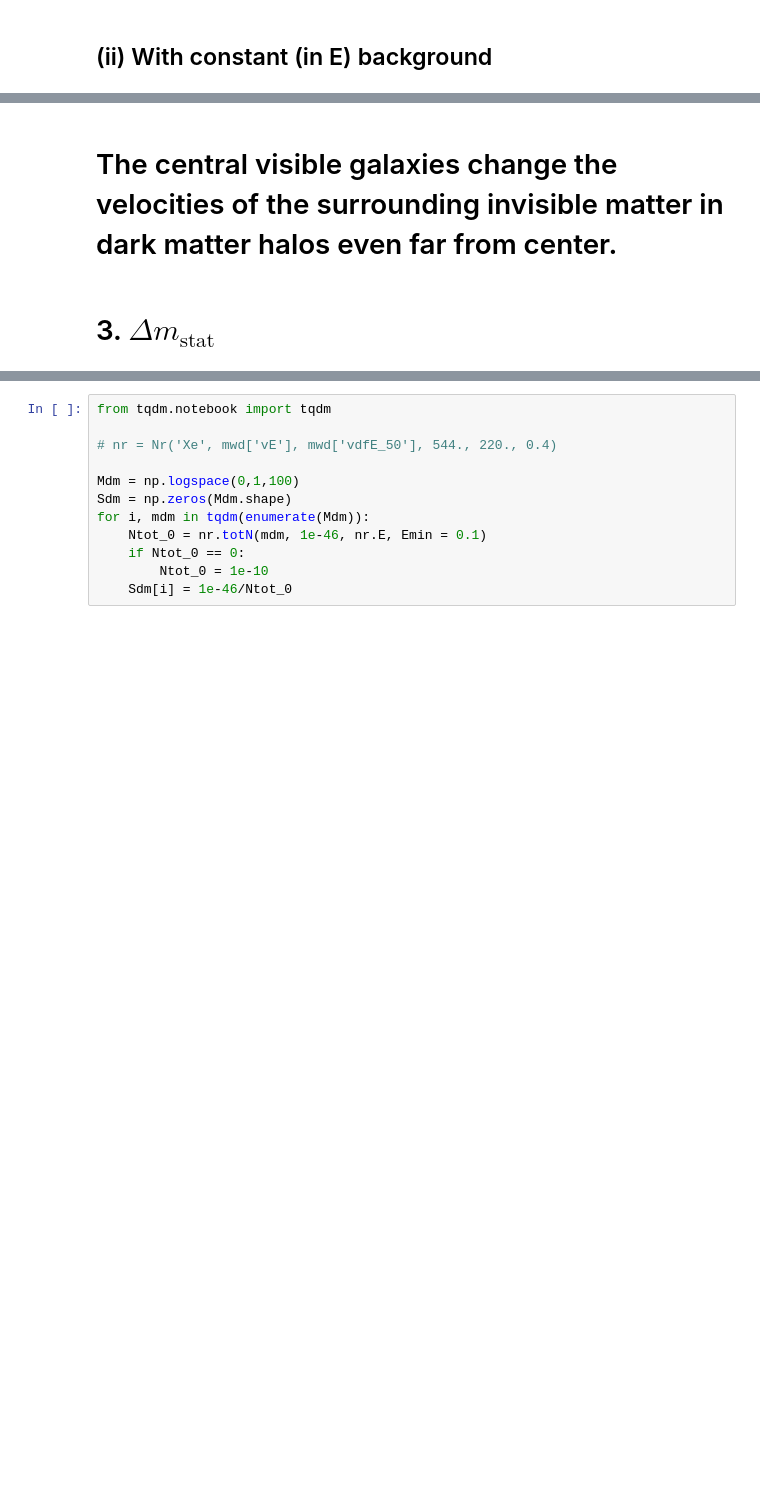
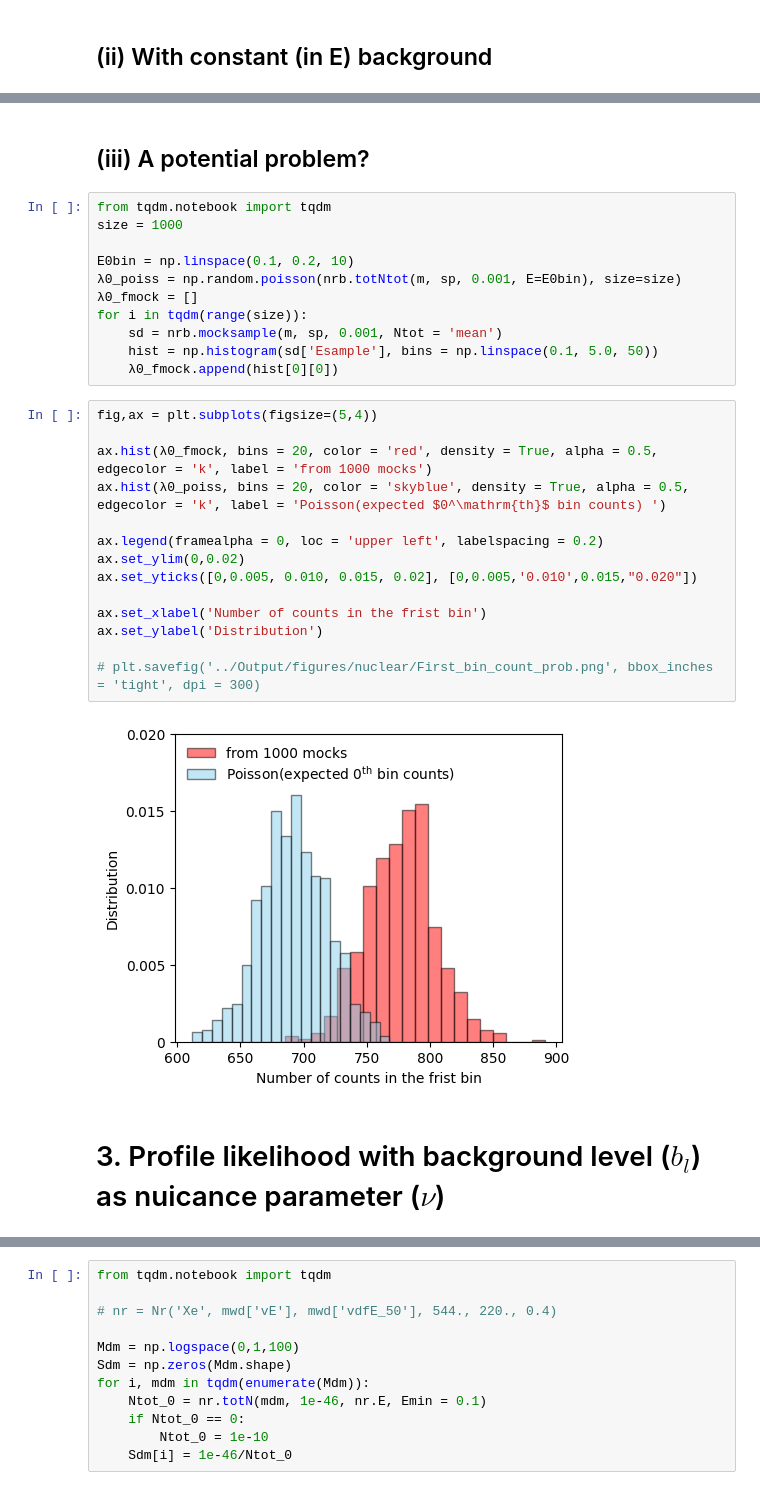
Before and after one commit to Manush19/MWlocalDM, a Jupyter notebook: Notebooks/Nuclear_recoil.ipynb, the cells around one changed output, grey strips where cells are left out. Drawn from its saved outputs; the diff is of its cells as text; blank space fills up the shorter version.

```diff
--- a/Notebooks/Nuclear_recoil.ipynb
+++ b/Notebooks/Nuclear_recoil.ipynb
@@ -212,5 +215,32 @@ plt.savefig('../Output/figures/nuclear/mock_samples_bg.png', bbox_inches = 'tigh
-# %% [markdown]
-# The central visible galaxies change the velocities of the surrounding invisible matter in dark matter halos even far from center.
-# %% [markdown]
-# 3. $\Delta m_\mathrm{stat}$
+# %% [markdown]
+## (iii) A potential problem?
+# %%
+from tqdm.notebook import tqdm
+size = 1000
+
+E0bin = np.linspace(0.1, 0.2, 10)
+λ0_poiss = np.random.poisson(nrb.totNtot(m, sp, 0.001, E=E0bin), size=size)
+λ0_fmock = []
+for i in tqdm(range(size)):
+    sd = nrb.mocksample(m, sp, 0.001, Ntot = 'mean')
+    hist = np.histogram(sd['Esample'], bins = np.linspace(0.1, 5.0, 50))
+    λ0_fmock.append(hist[0][0])
+# %%
+fig,ax = plt.subplots(figsize=(5,4))
+
+ax.hist(λ0_fmock, bins = 20, color = 'red', density = True, alpha = 0.5, edgecolor = 'k', label = 'from 1000 mocks')
+ax.hist(λ0_poiss, bins = 20, color = 'skyblue', density = True, alpha = 0.5, edgecolor = 'k', label = 'Poisson(expected $0^\mathrm{th}$ bin counts) ')
+
+ax.legend(framealpha = 0, loc = 'upper left', labelspacing = 0.2)
+ax.set_ylim(0,0.02)
+ax.set_yticks([0,0.005, 0.010, 0.015, 0.02], [0,0.005,'0.010',0.015,"0.020"])
+
+ax.set_xlabel('Number of counts in the frist bin')
+ax.set_ylabel('Distribution')
+
+# plt.savefig('../Output/figures/nuclear/First_bin_count_prob.png', bbox_inches = 'tight', dpi = 300)
+# %% [output]
+[figure, added]
+# %% [markdown]
+# 3. Profile likelihood with background level ($b_l$) as nuicance parameter ($\nu$)
 # %%
```
Also changed, not shown: parts of 17 cells of this notebook, 8 other files.
